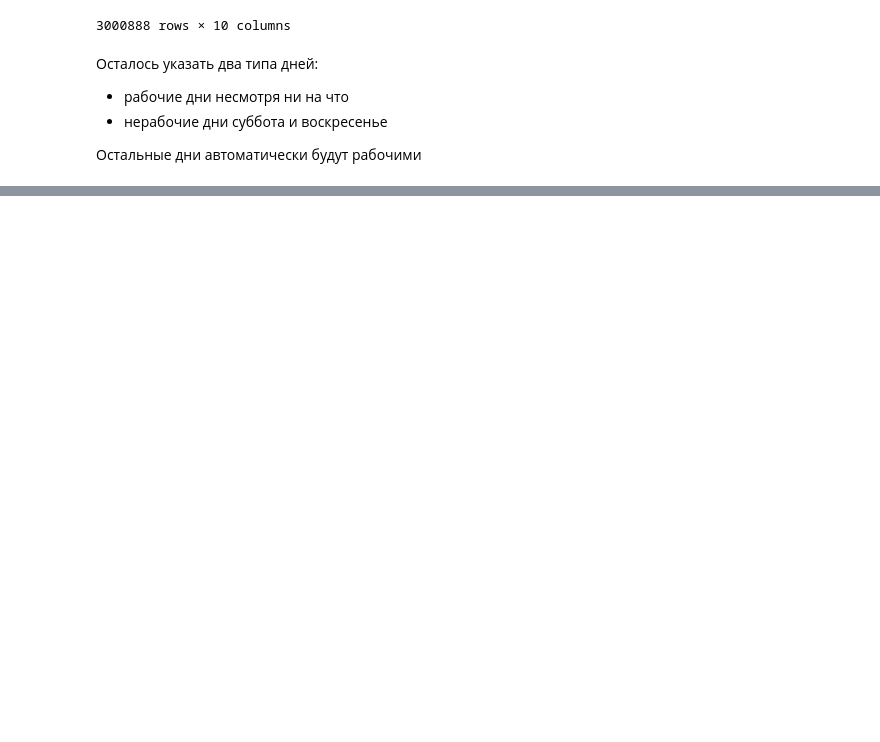
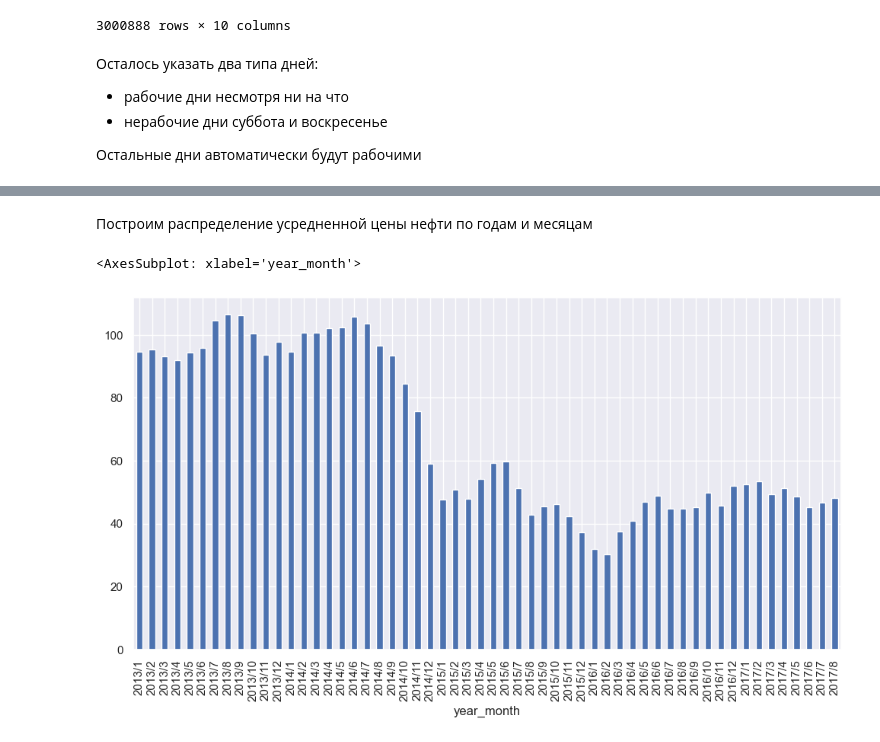
Before and after one commit to anthonypotekhin/kaggle, a Jupyter notebook: store_sales.ipynb, the cells around one changed output, grey strips where cells are left out. Drawn from its saved outputs; the diff is of its cells as text; code cells hidden in the pictures; blank space fills up the shorter version.

```diff
--- a/store_sales.ipynb
+++ b/store_sales.ipynb
@@ -418,0 +504,12 @@ temp_df[(temp_df.week_day.isin([0,6])) & (~temp_df.date.isin(workdays_for_all.da
+# %%
+# сначала обработаем исходный датасет по нефти: поменяем дату, заполним пустые значения котировки(цены) на предыдущее
+
+oil_df['date_dt'] = pd.to_datetime(oil_df.date)
+oil_df = oil_df.drop('date', axis=1).rename(columns={'date_dt':'date'})[['date','dcoilwtico']]
+oil_df= oil_df.fillna(method='ffill').fillna(93.14)
+
+# добавим столбцы год и месяц
+oil_df['year'] = oil_df.date.dt.year
+oil_df['month'] = oil_df.date.dt.month
+
+oil_df
@@ -418,0 +530,14 @@ temp_df[(temp_df.week_day.isin([0,6])) & (~temp_df.date.isin(workdays_for_all.da
+# %% [markdown]
+Построим распределение усредненной цены  нефти по годам и месяцам
+# %%
+# зададим размер графика для читабельности
+sns.set(rc={'figure.figsize': (12,6)})
+# %%
+oil_year_month =  oil_df.groupby(['year', 'month'], as_index=False).agg({'dcoilwtico': 'mean'})
+
+oil_year_month['year_month'] = oil_year_month.year.map(str) + '/' + oil_year_month.month.map(str)
+
+oil_year_month.set_index('year_month').dcoilwtico.plot(kind='bar')
+# %% [output]
+<AxesSubplot: xlabel='year_month'>
+[figure, added]
```
Also changed, not shown: parts of 28 cells of this notebook.
